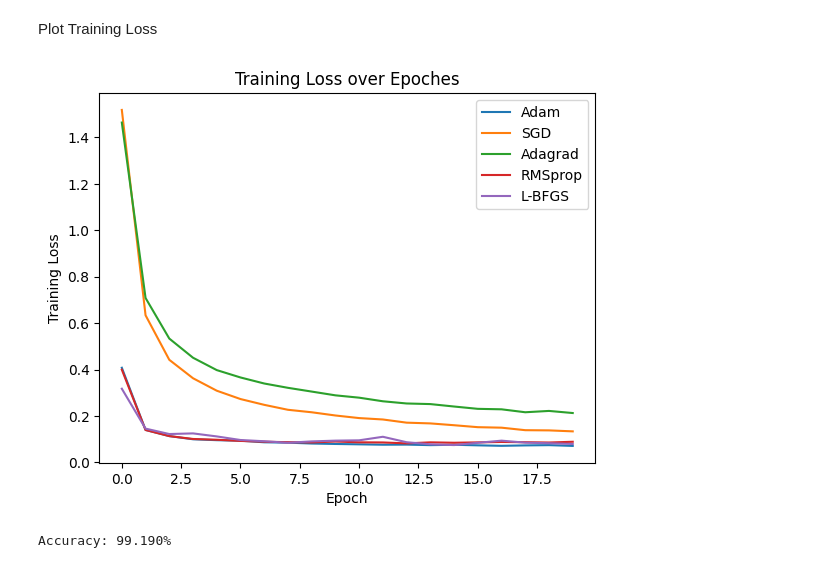
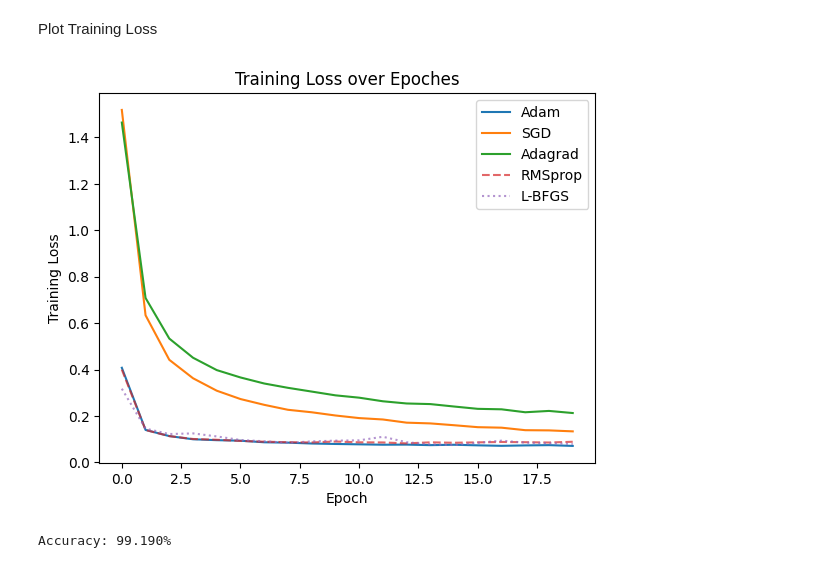
Before and after one commit to boyang102/DSC210_Project, a Jupyter notebook: MINST_Optimizer.ipynb, the cells around one changed output. Saved outputs shown, nothing was run; the diff lists cells and outputs as text; code cells hidden in the pictures.

Commit message:
Adjust plot

```diff
--- a/MINST_Optimizer.ipynb
+++ b/MINST_Optimizer.ipynb
@@ -405,17 +405,17 @@ Plot Training Loss
 # %%
 plt.plot(Adam_model, label='Adam')
 plt.plot(SGD_model,label='SGD')
 plt.plot(Adagrad_model,label='Adagrad')
-plt.plot(RMSprop_model,label='RMSprop')
-plt.plot(LBFGS_loss,label='L-BFGS')
+plt.plot(RMSprop_model,linestyle='--',label='RMSprop',alpha=0.7)
+plt.plot(LBFGS_loss,linestyle=':',label='L-BFGS',alpha=0.7)
 
 plt.xlabel('Epoch')
 plt.ylabel('Training Loss')
 plt.title('Training Loss over Epoches')
 plt.legend()
 plt.show()
 # %% [output]
-[figure, old version]
+[figure, new version]
 # %%
 def evaluate(model):
   model.eval()
```
